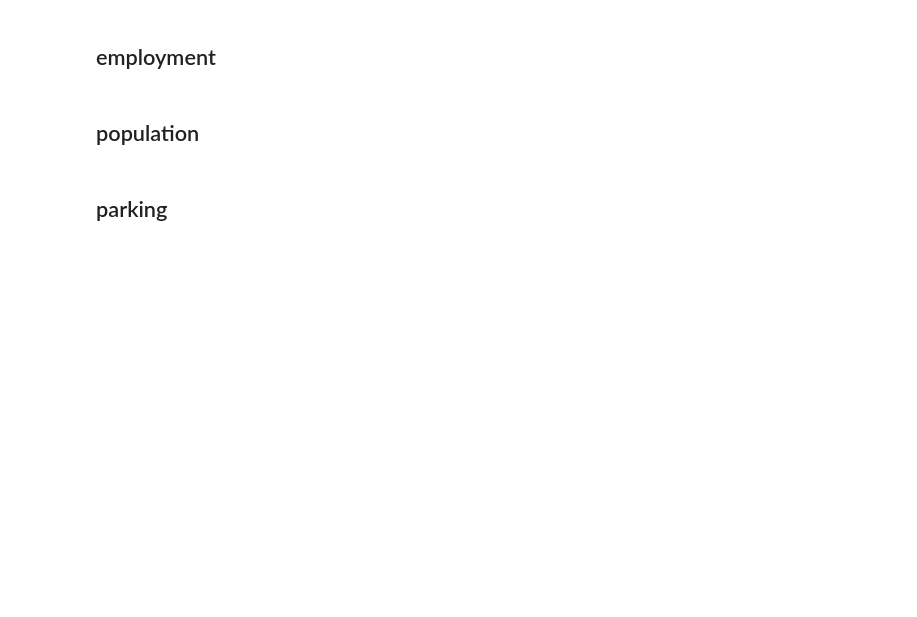
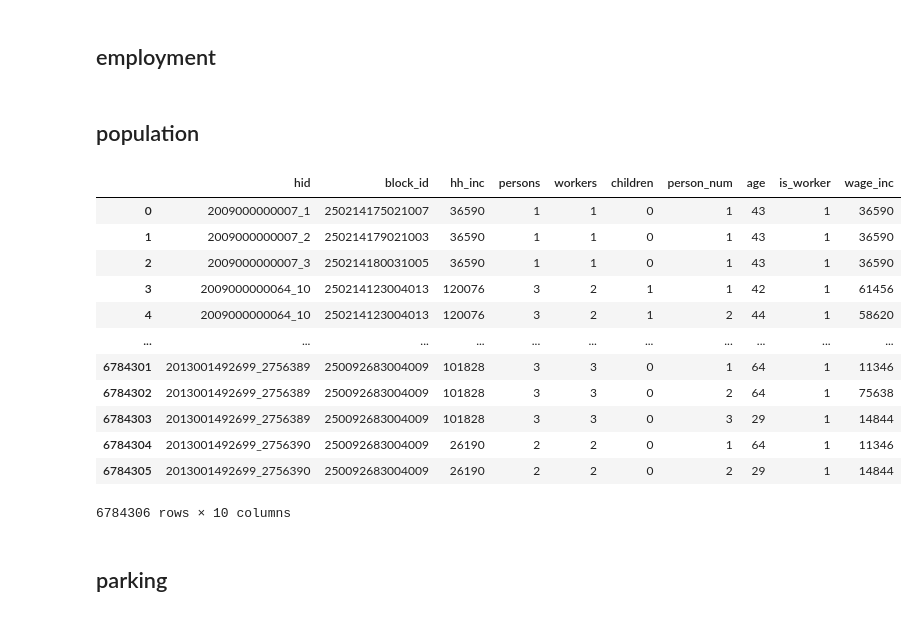
Before and after one commit to wsp-sag/lighthouse, a Jupyter notebook: notebooks/process_landuse.ipynb, the cells around one changed output. Saved outputs shown, nothing was run; the diff lists cells and outputs as text; code cells hidden in the pictures; blank space fills up the shorter version.

```diff
--- a/notebooks/process_landuse.ipynb
+++ b/notebooks/process_landuse.ipynb
@@ -201,6 +197,22 @@ emp_combined = emp_combined.sort_values('TAZ').reset_index(drop=True)
 zone_shape_df = zone_shape_df.merge(emp_combined, on='TAZ', how='left').fillna(0)
 # %% [markdown]
 ## population
+# %%
+ma_pop_df
+# %% [output]
+|  | hid | block_id | hh_inc | persons | workers | children | person_num | age | is_worker | wage_inc |
+| 0 | 2009000000007_1 | 250214175021007 | 36590 | 1 | 1 | 0 | 1 | 43 | 1 | 36590 |
+| 1 | 2009000000007_2 | 250214179021003 | 36590 | 1 | 1 | 0 | 1 | 43 | 1 | 36590 |
+| 2 | 2009000000007_3 | 250214180031005 | 36590 | 1 | 1 | 0 | 1 | 43 | 1 | 36590 |
+| 3 | 2009000000064_10 | 250214123004013 | 120076 | 3 | 2 | 1 | 1 | 42 | 1 | 61456 |
+| 4 | 2009000000064_10 | 250214123004013 | 120076 | 3 | 2 | 1 | 2 | 44 | 1 | 58620 |
+| ... | ... | ... | ... | ... | ... | ... | ... | ... | ... | ... |
+| 6784301 | 2013001492699_2756389 | 250092683004009 | 101828 | 3 | 3 | 0 | 1 | 64 | 1 | 11346 |
+| 6784302 | 2013001492699_2756389 | 250092683004009 | 101828 | 3 | 3 | 0 | 2 | 64 | 1 | 75638 |
+| 6784303 | 2013001492699_2756389 | 250092683004009 | 101828 | 3 | 3 | 0 | 3 | 29 | 1 | 14844 |
+| 6784304 | 2013001492699_2756390 | 250092683004009 | 26190 | 2 | 2 | 0 | 1 | 64 | 1 | 11346 |
+| 6784305 | 2013001492699_2756390 | 250092683004009 | 26190 | 2 | 2 | 0 | 2 | 29 | 1 | 14844 |
+6784306 rows × 10 columns
 # %%
 def process_population_data(population_df, block_to_taz_df):
     merged = population_df.merge(block_to_taz_df, on='block_id', how='left')
```
Also changed, not shown: parts of 3 cells of this notebook, 2 other files.
